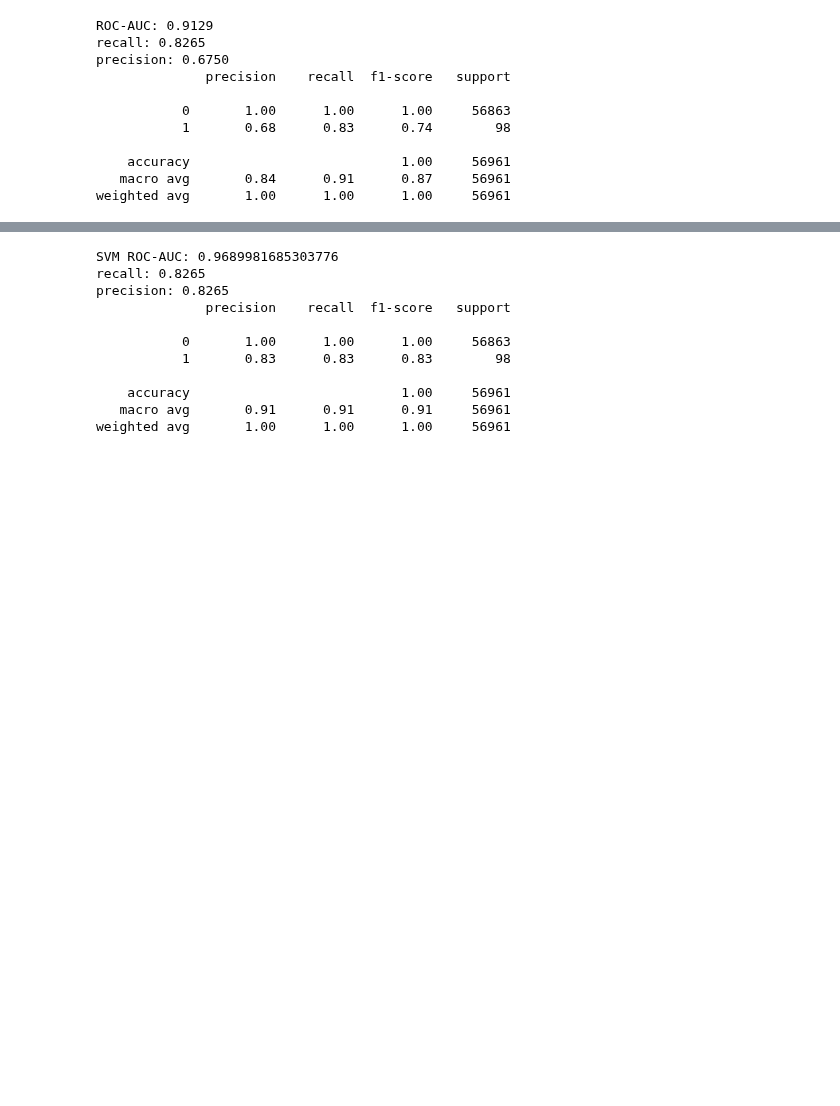
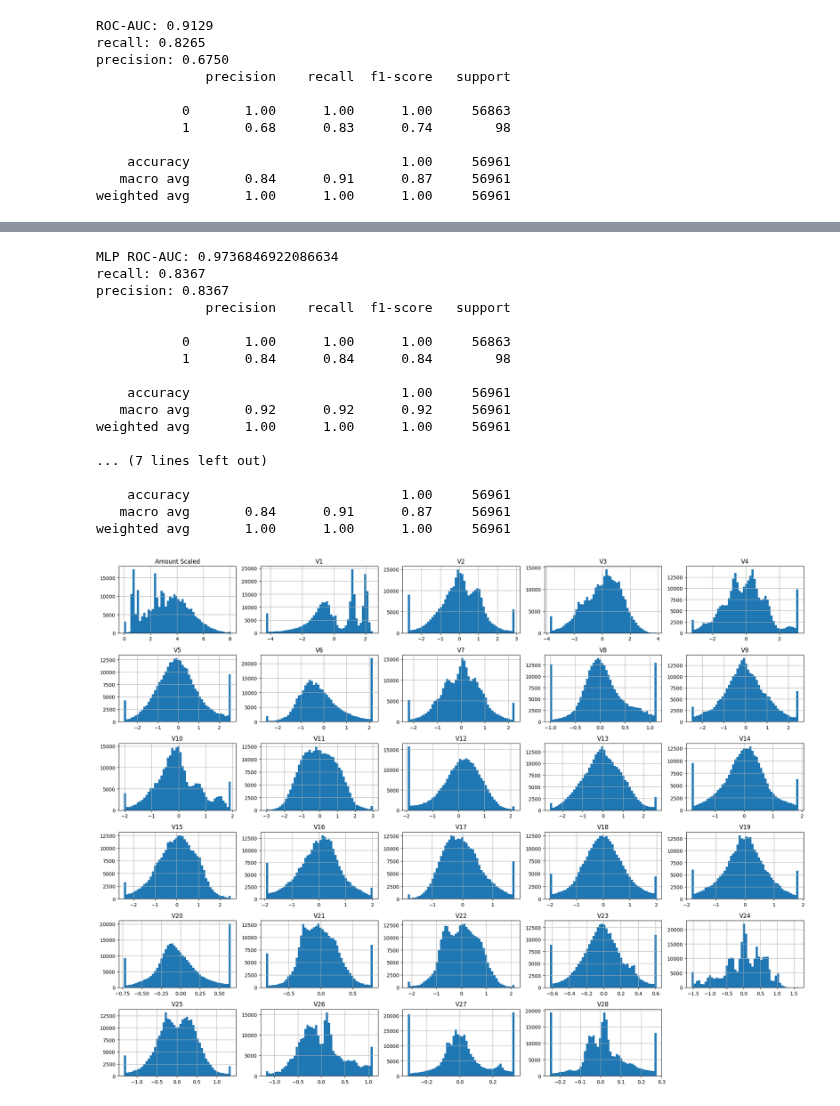
Before and after one commit to jaemin1020/big20-ML-project2-team3, a Jupyter notebook: CreditCardFraud/src/ejm.ipynb, the cells around one changed output, grey strips where cells are left out. Drawn from its saved outputs; the diff is of its cells as text; code cells hidden in the pictures; blank space fills up the shorter version.

Commit message:
model result

```diff
--- a/CreditCardFraud/src/ejm.ipynb
+++ b/CreditCardFraud/src/ejm.ipynb
@@ -140,3 +141,7 @@ get_outlier(raw_df)
 | V28 | -0.052960 | 0.078280 | 0.131240 | -0.249819 | 0.275140 | 30342 |
 | Amount | 5.600000 | 77.165000 | 71.565000 | -101.747500 | 184.512500 | 31904 |
 | Class | 0.000000 | 0.000000 | 0.000000 | 0.000000 | 0.000000 | 492 |
+# %%
+raw_df.drop(['Time'], axis=1, inplace=True)
+X_feature = raw_df.iloc[:,:-1]
+y_label = raw_df.iloc[:,-1]
@@ -143,7 +223,7 @@ get_outlier(raw_df)
 # %%
 # amount_n = np.log1p(raw_df['Amount'])
 # raw_df.insert(0,'Amount Scaled', amount_n)
-# raw_df.drop(['Time','Amount'], axis=1, inplace=True)
+raw_df.drop(['Amount'], axis=1, inplace=True)
 outlier_index = get_outlier_idx(raw_df, 'V14')
 raw_df.drop(outlier_index, axis=0, inplace=True)
 raw_df
@@ -478,44 +488,62 @@ weighted avg       1.00      1.00      1.00     56961
 # %%
-from sklearn.svm import SVC
 
-# SVM 모델 생성
-svm_clf = SVC(
-    kernel="rbf",        # 커널 종류 (linear, poly, rbf, sigmoid)
-    probability=True,    # predict_proba 사용 가능하게 설정
-    C=1.0,               # 규제 파라미터
-    gamma="scale",       # 커널 계수
-    random_state=42
-)
-
+# mlp_clf = MLPClassifier(
+#     hidden_layer_sizes=(64, 32),
+#     activation="relu",
+#     solver="adam",
+#     alpha=1e-4,
+#     batch_size=256,
+#     learning_rate="adaptive",
+#     max_iter=50,           # increase with early stopping if desired
+#     random_state=23
+# )
 # 학습
-svm_clf.fit(X_train, y_train)
-
+mlp_clf.fit(X_train, y_train)
+user_utils.get_model_train_eval(mlp_clf,'capped_data_mlp_20251126',X_train,X_test,y_train,y_test)
 # 예측
-y_pred = svm_clf.predict(X_test)
-y_pred_proba = svm_clf.predict_proba(X_test)[:, 1]
+y_pred = mlp_clf.predict(X_test)
+y_pred_proba = mlp_clf.predict_proba(X_test)[:, 1]
 
 # 평가
-print("SVM ROC-AUC:", roc_auc_score(y_test, y_pred_proba))
+print("MLP ROC-AUC:", roc_auc_score(y_test, y_pred_proba))
 print(f'recall: {recall_score(y_test, y_pred):.4f}')
 print(f'precision: {precision_score(y_test, y_pred):.4f}')
 print(classification_report(y_test, y_pred))
 
-# SVM ROC-AUC: 0.9404508286150701
-# recall: 0.8061
-# precision: 0.8144
+#MLP ROC-AUC: 0.9588918924350831
+# recall: 0.7959
+# precision: 0.8764
 
-# SVM ROC-AUC: 0.9689981685303776
-# recall: 0.8265
-# precision: 0.8265
+# MLP ROC-AUC: 0.9736846922086634
+# recall: 0.8367
+# precision: 0.8367
 # %% [output]
-SVM ROC-AUC: 0.9689981685303776
-recall: 0.8265
-precision: 0.8265
+MLP ROC-AUC: 0.9736846922086634
+recall: 0.8367
+precision: 0.8367
               precision    recall  f1-score   support
 
            0       1.00      1.00      1.00     56863
-           1       0.83      0.83      0.83        98
+           1       0.84      0.84      0.84        98
 
     accuracy                           1.00     56961
-   macro avg       0.91      0.91      0.91     56961
+   macro avg       0.92      0.92      0.92     56961
 weighted avg       1.00      1.00      1.00     56961
+
+... (7 lines left out)
+
+    accuracy                           1.00     56961
+   macro avg       0.84      0.91      0.87     56961
+weighted avg       1.00      1.00      1.00     56961
+# %%
+# X_feature의 각 컬럼에 대한 히스토그램을 그려 데이터 분포를 시각화합니다.
+plt.figure(figsize=(20, 15))
+n_cols = 5
+n_rows = (len(X_feature.columns) + n_cols - 1) // n_cols
+for i, col in enumerate(X_feature.columns):
+    plt.subplot(n_rows, n_cols, i + 1)
+    X_feature[col].hist(bins=50)
+    plt.title(col)
+    plt.tight_layout()
+# %% [output]
+[figure, added]
```
Also changed, not shown: parts of 12 cells of this notebook, 11 other files.
